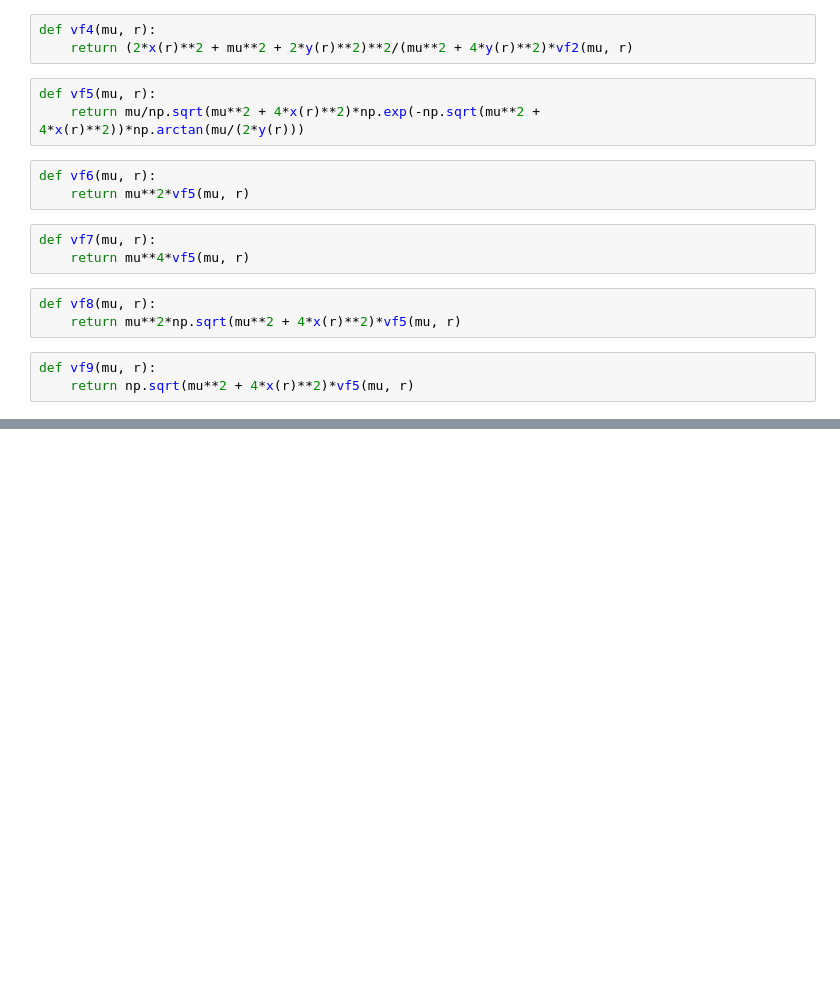
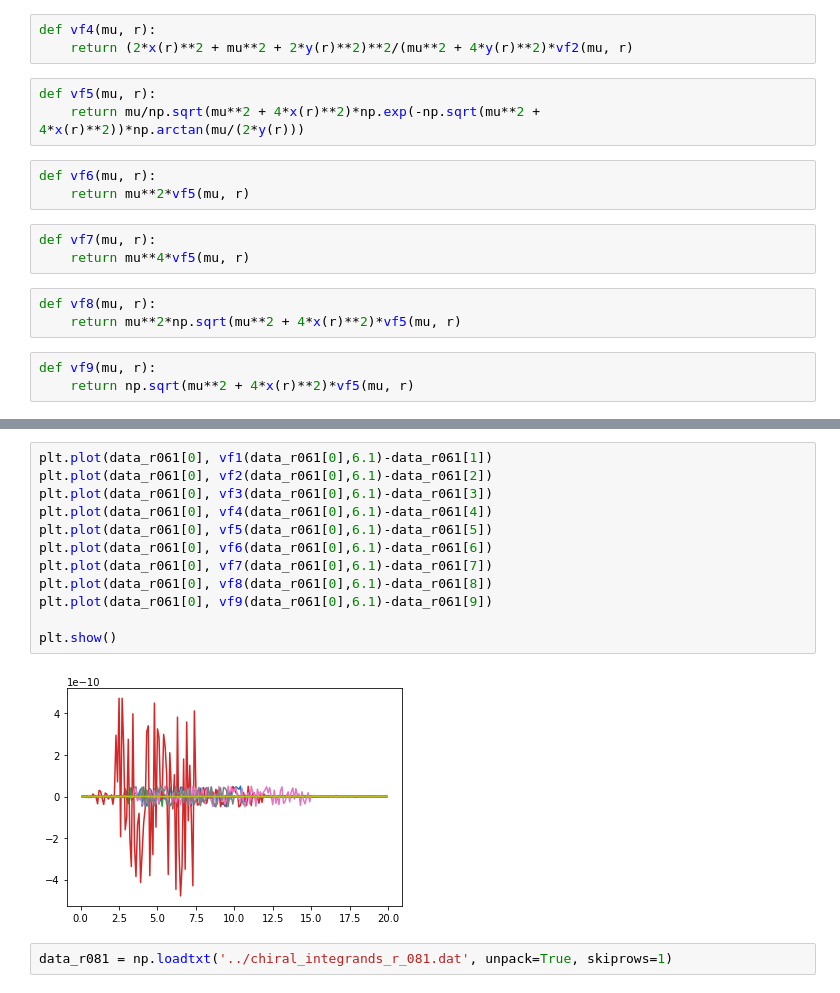
Before and after one commit to rnavarroperez/nn-scattering-fit, a Jupyter notebook: src/notebooks/chiral_integrals.ipynb, the cells around one changed output, grey strips where cells are left out. Drawn from its saved outputs; the diff is of its cells as text; blank space fills up the shorter version.

```diff
--- a/src/notebooks/chiral_integrals.ipynb
+++ b/src/notebooks/chiral_integrals.ipynb
@@ -60,0 +396,16 @@ for r in np.arange(0.1,14.1,2):
+# %%
+plt.plot(data_r061[0], vf1(data_r061[0],6.1)-data_r061[1])
+plt.plot(data_r061[0], vf2(data_r061[0],6.1)-data_r061[2])
+plt.plot(data_r061[0], vf3(data_r061[0],6.1)-data_r061[3])
+plt.plot(data_r061[0], vf4(data_r061[0],6.1)-data_r061[4])
+plt.plot(data_r061[0], vf5(data_r061[0],6.1)-data_r061[5])
+plt.plot(data_r061[0], vf6(data_r061[0],6.1)-data_r061[6])
+plt.plot(data_r061[0], vf7(data_r061[0],6.1)-data_r061[7])
+plt.plot(data_r061[0], vf8(data_r061[0],6.1)-data_r061[8])
+plt.plot(data_r061[0], vf9(data_r061[0],6.1)-data_r061[9])
+
+plt.show()
+# %% [output]
+[figure, added]
+# %%
+data_r081 = np.loadtxt('../chiral_integrands_r_081.dat', unpack=True, skiprows=1)
```
Also changed, not shown: parts of 39 cells of this notebook.
